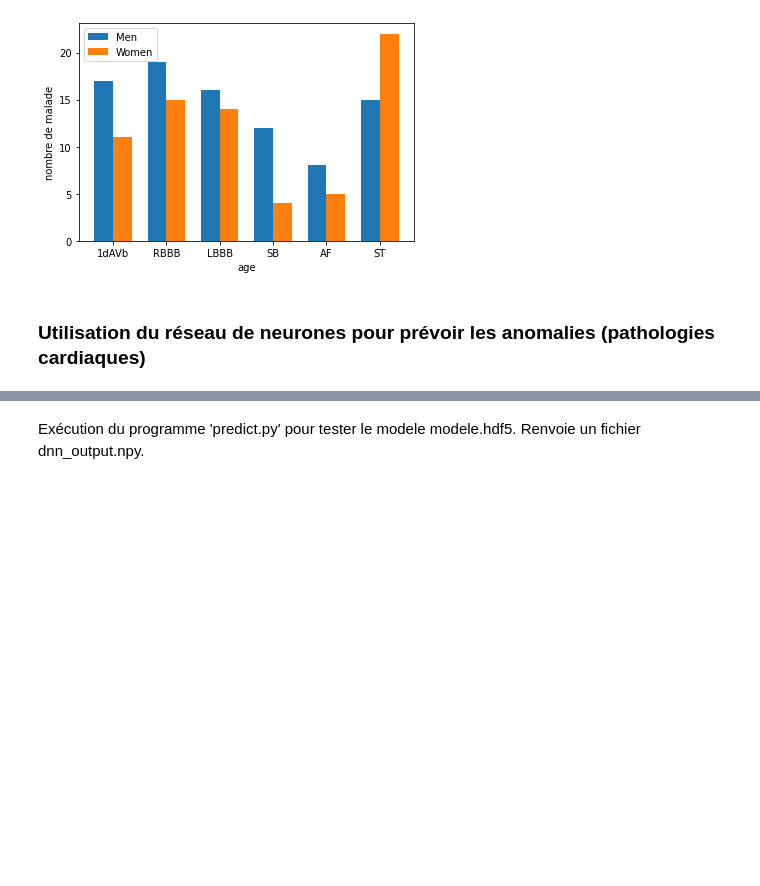
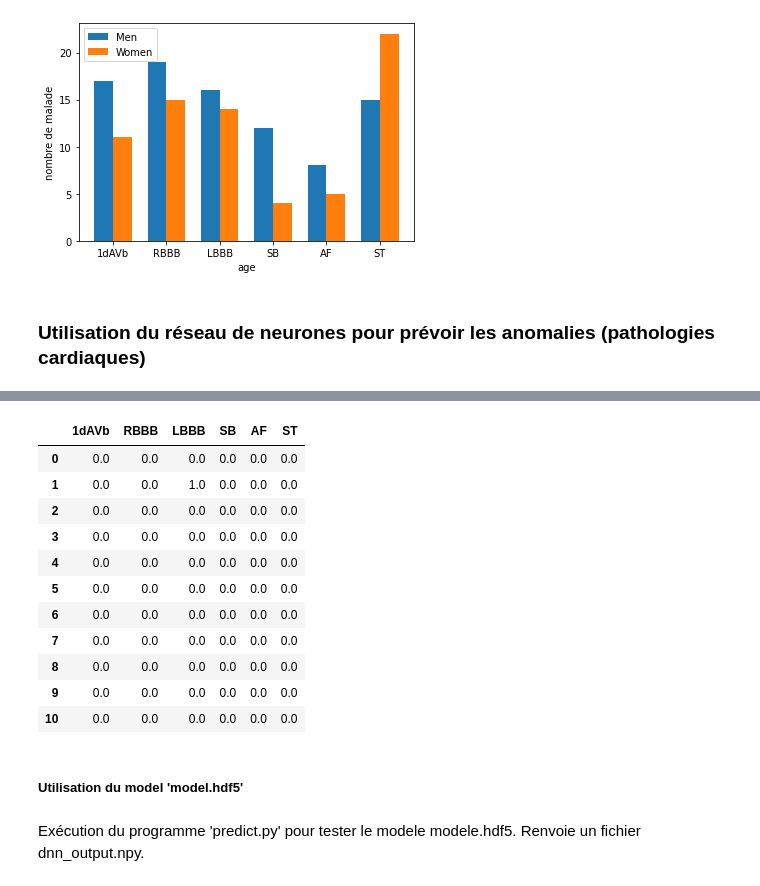
Before and after one commit to oceanespinasse/Projet-Cardiologie, a Jupyter notebook: Test.ipynb, the cells around one changed output, grey strips where cells are left out. Cells and saved outputs as stored; diff of their text form; code cells hidden in the pictures; blank space fills up the shorter version.

```diff
--- a/Test.ipynb
+++ b/Test.ipynb
@@ -356,3 +435,23 @@ plt.show()
+# %%
+dnn_train = dnn_out_train.copy()
+dnn_train[dnn_train > 0.09] = 1
+dnn_train[dnn_train <= 0.09] = 0
+dnn_train.head(11)
+# %% [output]
+|  | 1dAVb | RBBB | LBBB | SB | AF | ST |
+| 0 | 0.0 | 0.0 | 0.0 | 0.0 | 0.0 | 0.0 |
+| 1 | 0.0 | 0.0 | 1.0 | 0.0 | 0.0 | 0.0 |
+| 2 | 0.0 | 0.0 | 0.0 | 0.0 | 0.0 | 0.0 |
+| 3 | 0.0 | 0.0 | 0.0 | 0.0 | 0.0 | 0.0 |
+| 4 | 0.0 | 0.0 | 0.0 | 0.0 | 0.0 | 0.0 |
+| 5 | 0.0 | 0.0 | 0.0 | 0.0 | 0.0 | 0.0 |
+| 6 | 0.0 | 0.0 | 0.0 | 0.0 | 0.0 | 0.0 |
+| 7 | 0.0 | 0.0 | 0.0 | 0.0 | 0.0 | 0.0 |
+| 8 | 0.0 | 0.0 | 0.0 | 0.0 | 0.0 | 0.0 |
+| 9 | 0.0 | 0.0 | 0.0 | 0.0 | 0.0 | 0.0 |
+| 10 | 0.0 | 0.0 | 0.0 | 0.0 | 0.0 | 0.0 |
+# %% [markdown]
+##### Utilisation du model 'model.hdf5'
 # %% [markdown]
 Exécution du programme 'predict.py' pour tester le modele modele.hdf5. Renvoie un fichier dnn_output.npy.
 # %%
```
Also changed, not shown: parts of 37 cells of this notebook.
